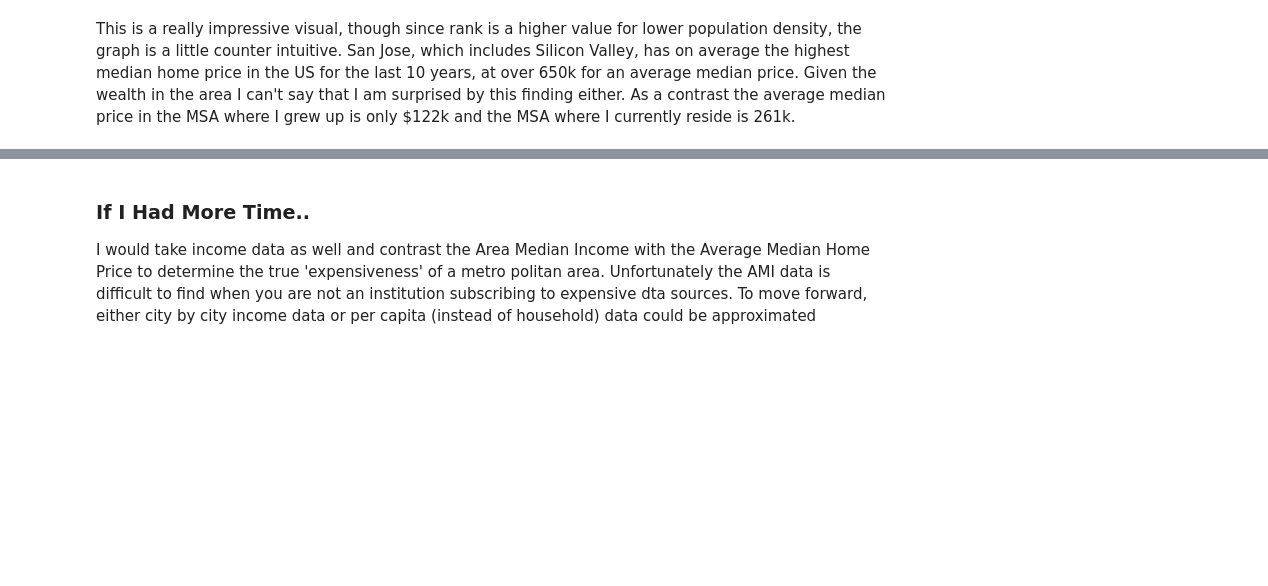
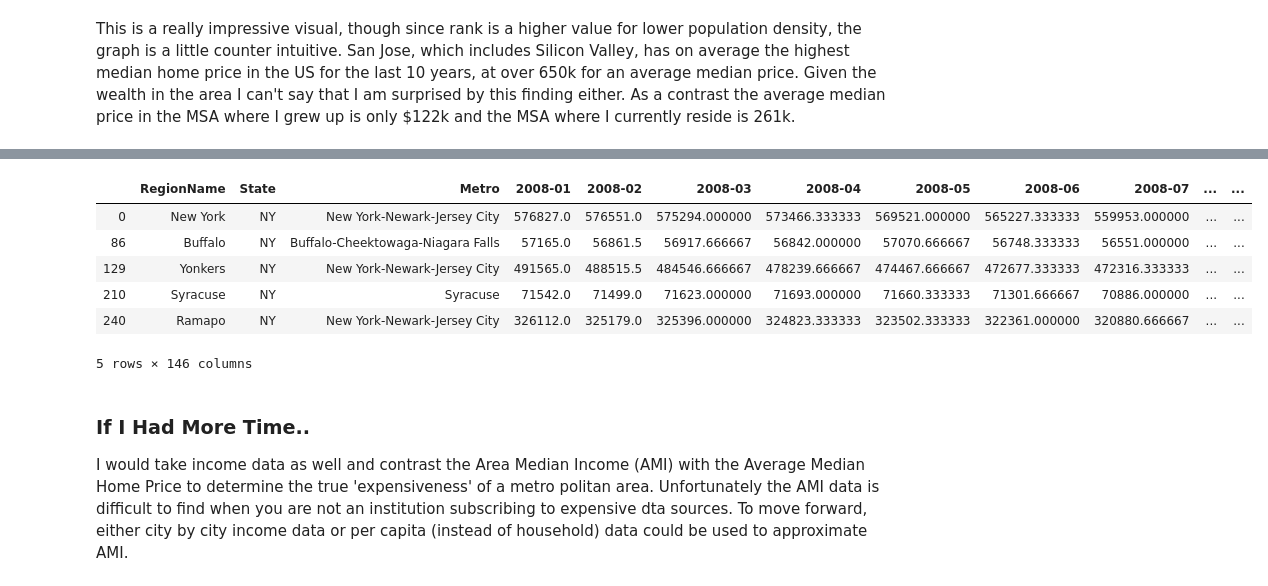
Before and after one commit to MissAle17/Median_Home_Price, a Jupyter notebook: Visualizing Home Prices.ipynb, the cells around one changed output, grey strips where cells are left out. Saved outputs shown, nothing was run; the diff lists cells and outputs as text; code cells hidden in the pictures; blank space fills up the shorter version.

```diff
--- a/Visualizing Home Prices.ipynb
+++ b/Visualizing Home Prices.ipynb
@@ -310,0 +313,3 @@ This is a really impressive visual, though since rank is a higher value for lowe
+# %%
+ny_df = df[df.State == 'NY']
+ny_df.head()
@@ -311,4 +324,15 @@ This is a really impressive visual, though since rank is a higher value for lowe
+# %%
+ny_df.drop(columns = ['RegionID','CountyName','SizeRank'], inplace = True)
+ny_df.head()
+# %% [output]
+|  | RegionName | State | Metro | 2008-01 | 2008-02 | 2008-03 | 2008-04 | 2008-05 | 2008-06 | 2008-07 | ... | ... |
+| 0 | New York | NY | New York-Newark-Jersey City | 576827.0 | 576551.0 | 575294.000000 | 573466.333333 | 569521.000000 | 565227.333333 | 559953.000000 | ... | ... |
+| 86 | Buffalo | NY | Buffalo-Cheektowaga-Niagara Falls | 57165.0 | 56861.5 | 56917.666667 | 56842.000000 | 57070.666667 | 56748.333333 | 56551.000000 | ... | ... |
+| 129 | Yonkers | NY | New York-Newark-Jersey City | 491565.0 | 488515.5 | 484546.666667 | 478239.666667 | 474467.666667 | 472677.333333 | 472316.333333 | ... | ... |
+| 210 | Syracuse | NY | Syracuse | 71542.0 | 71499.0 | 71623.000000 | 71693.000000 | 71660.333333 | 71301.666667 | 70886.000000 | ... | ... |
+| 240 | Ramapo | NY | New York-Newark-Jersey City | 326112.0 | 325179.0 | 325396.000000 | 324823.333333 | 323502.333333 | 322361.000000 | 320880.666667 | ... | ... |
+5 rows × 146 columns
 # %% [markdown]
 ### If I Had More Time..
 
-I would take income data as well and contrast the Area Median Income with the Average Median Home Price to determine the true 'expensiveness' of a metro politan area.  Unfortunately the AMI data is difficult to find when you are not an institution subscribing to expensive dta sources.  To move forward, either city by city income data or per capita (instead of household) data could be approximated
+I would take income data as well and contrast the Area Median Income (AMI) with the Average Median Home Price to determine the true 'expensiveness' of a metro politan area.  Unfortunately the AMI data is difficult to find when you are not an institution subscribing to expensive dta sources.  To move forward, either city by city income data or per capita (instead of household) data could be used to approximate AMI.
```
Also changed, not shown: parts of 2 cells of this notebook.
